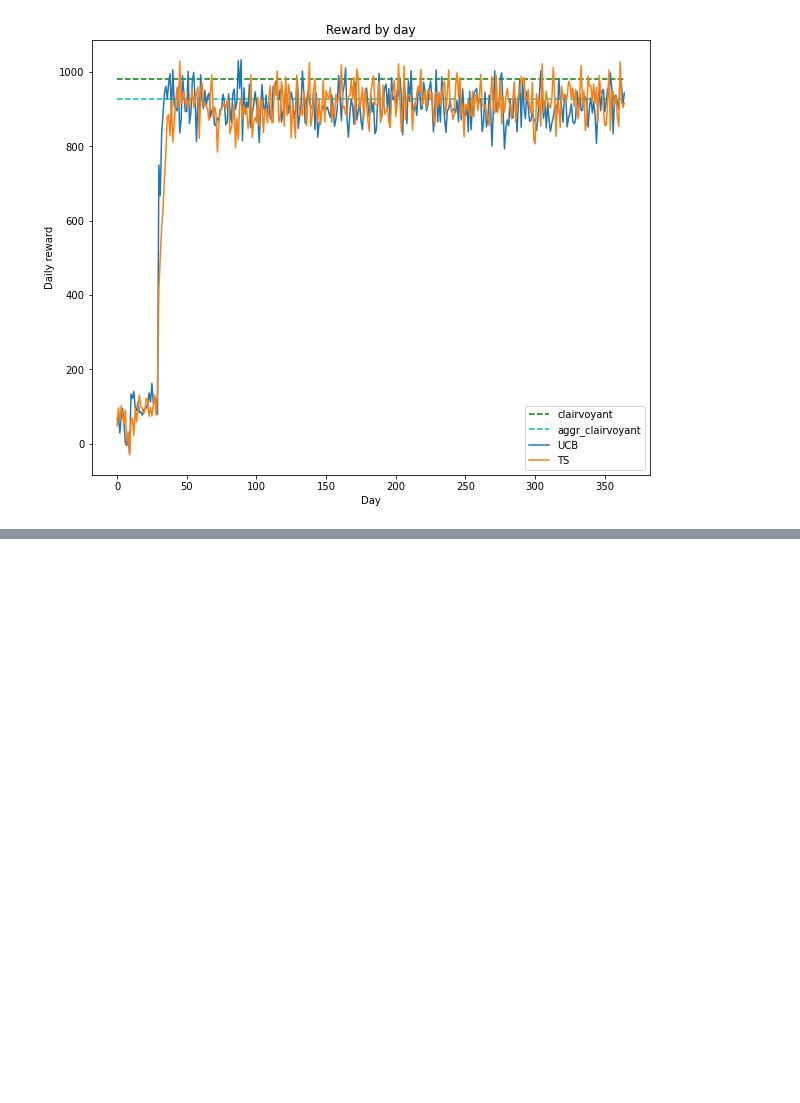
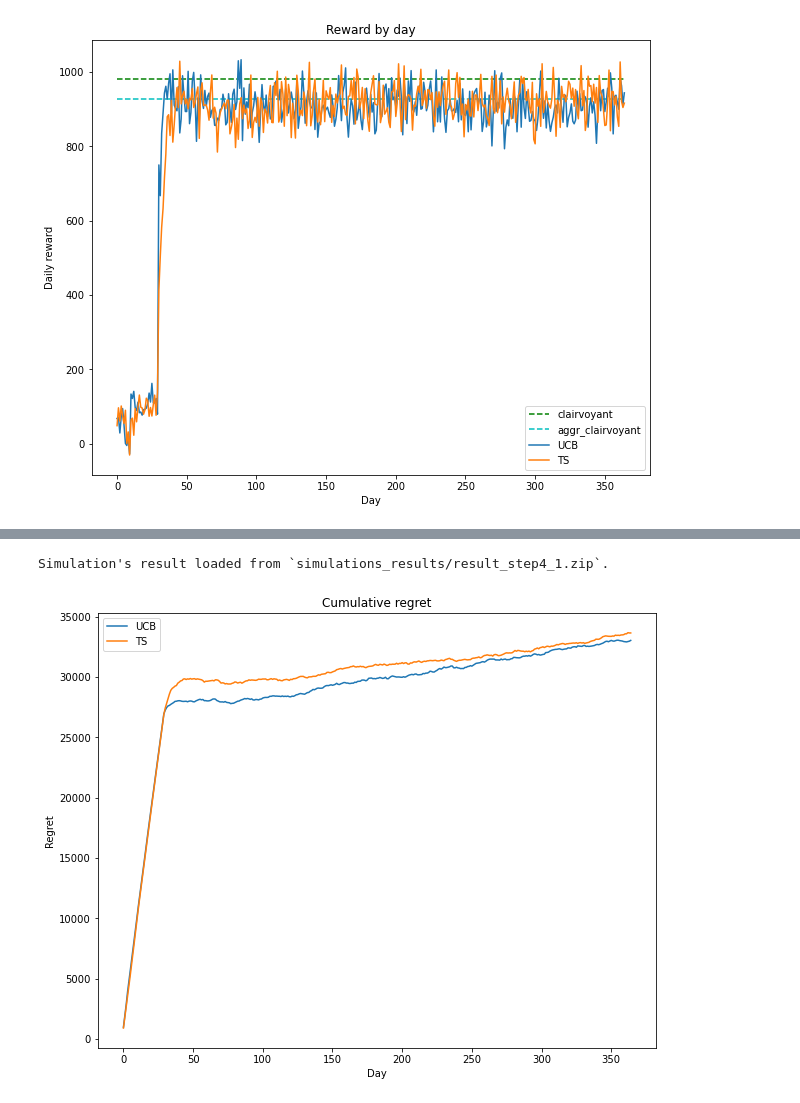
Before and after one commit to fcolombo7/DataIntelligenceApplications, a Jupyter notebook: Pricing Report.ipynb, the cells around one changed output, grey strips where cells are left out. Drawn from its saved outputs; the diff is of its cells as text; code cells hidden in the pictures; blank space fills up the shorter version.

```diff
--- a/Pricing Report.ipynb
+++ b/Pricing Report.ipynb
@@ -104,0 +157,13 @@ task.plot(1, theme='whitegrid')
+# %%
+src = 'src/basic007.json'
+name = 'step4'
+task_result = 'simulations_results/result_'+name+'_1.zip'
+
+task = CompleteTask(data_src=src, name=name)
+task.load(task_result)
+# %% [output]
+Simulation's result loaded from `simulations_results/result_step4_1.zip`.
+# %%
+task.plot(0, theme='whitegrid')
+# %% [output]
+[figure, added]
```
Also changed, not shown: parts of 12 cells of this notebook.
